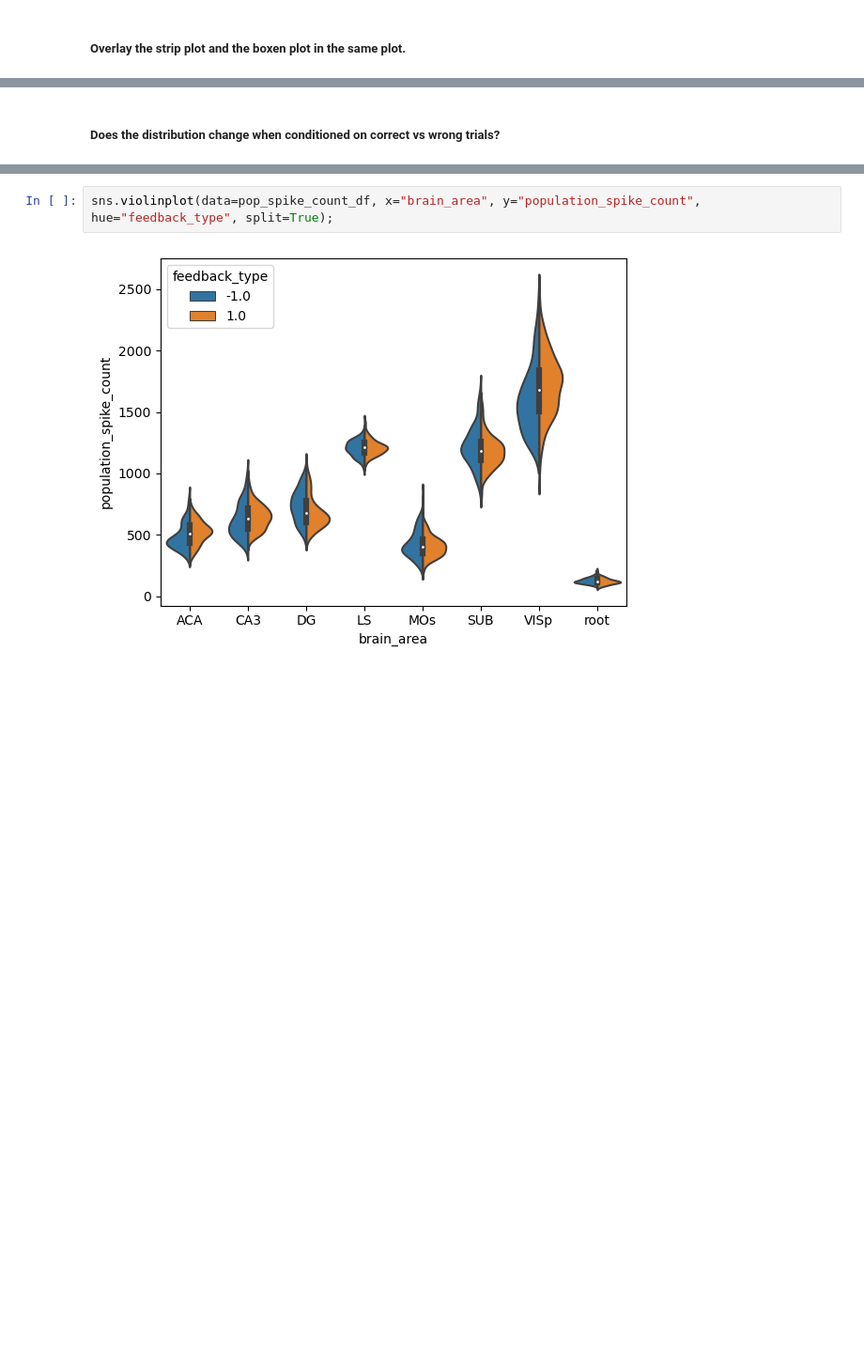
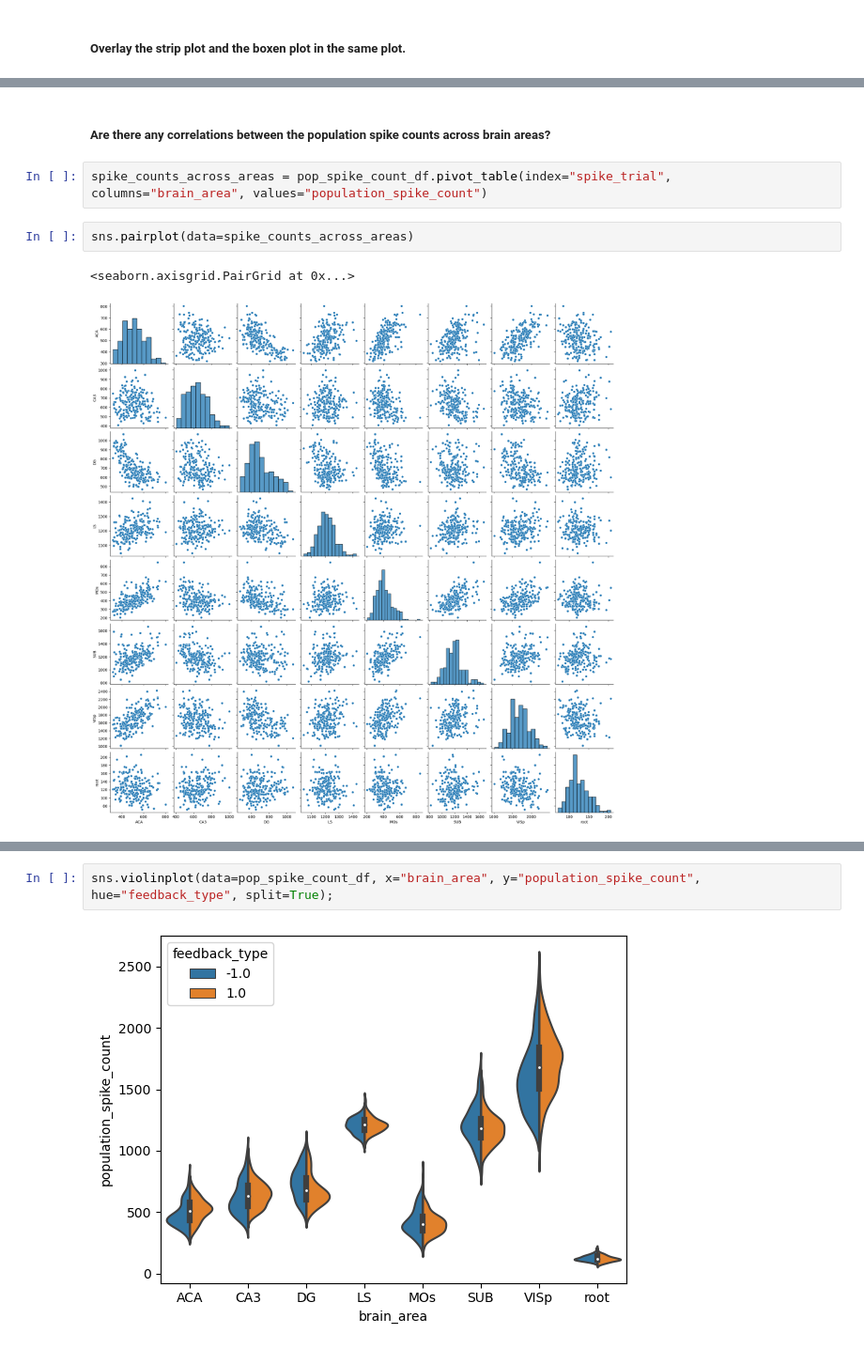
Before and after one commit to ibehave-ibots/iBOTS-Tools, a Jupyter notebook: workshops/python-workshop-1/exercises/mo/2.spike_count.ipynb, the cells around one changed output, grey strips where cells are left out. Shown at 94% size. Drawn from its saved outputs; the diff is of its cells as text; blank space fills up the shorter version.

```diff
--- a/workshops/python-workshop-1/exercises/mo/2.spike_count.ipynb
+++ b/workshops/python-workshop-1/exercises/mo/2.spike_count.ipynb
@@ -209,2 +261,9 @@ ax = sns.boxenplot(data=pop_spike_count_df, x="brain_area", y="population_spike_
-# %% [markdown]
-##### Does the distribution change when conditioned on correct vs wrong trials?
+# %% [markdown]
+##### Are there any correlations between the population spike counts across brain areas?
+# %%
+spike_counts_across_areas = pop_spike_count_df.pivot_table(index="spike_trial", columns="brain_area", values="population_spike_count")
+# %%
+sns.pairplot(data=spike_counts_across_areas)
+# %% [output]
+<seaborn.axisgrid.PairGrid at 0x...>
+[figure, added]
```
Also changed, not shown: parts of 34 cells of this notebook.
